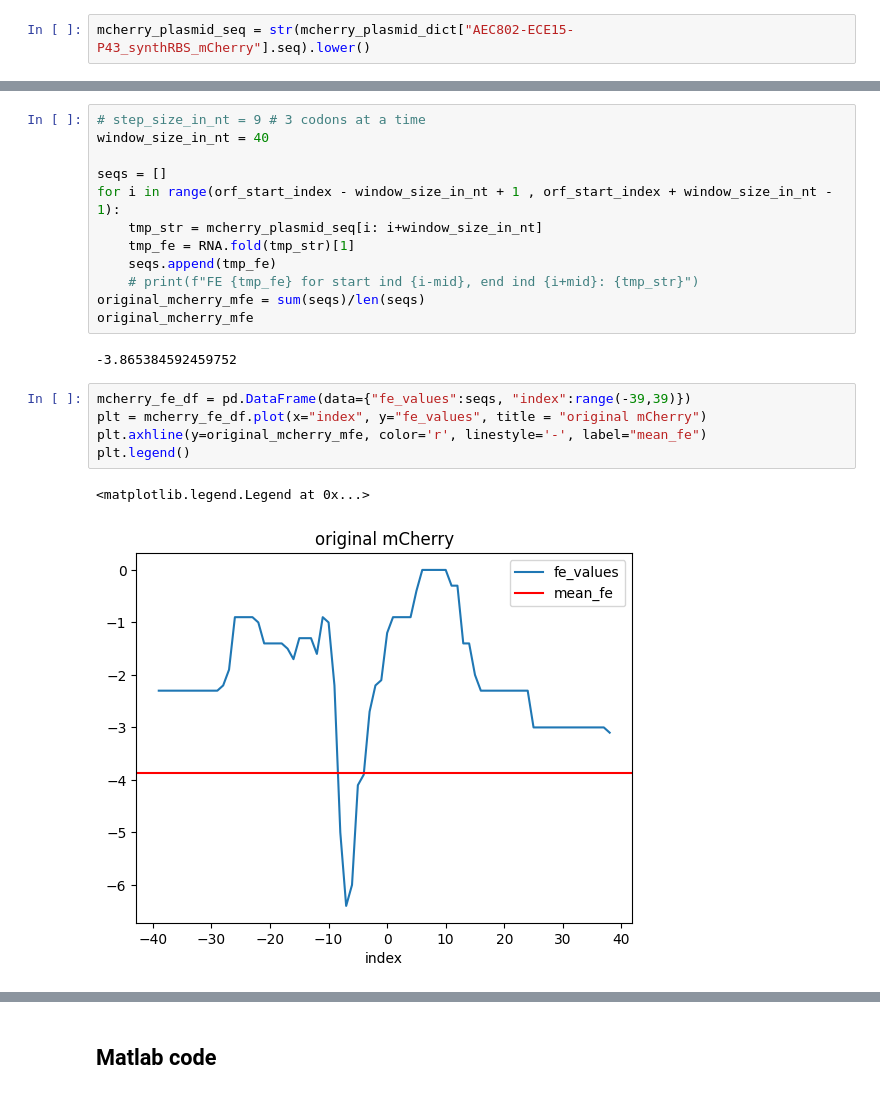
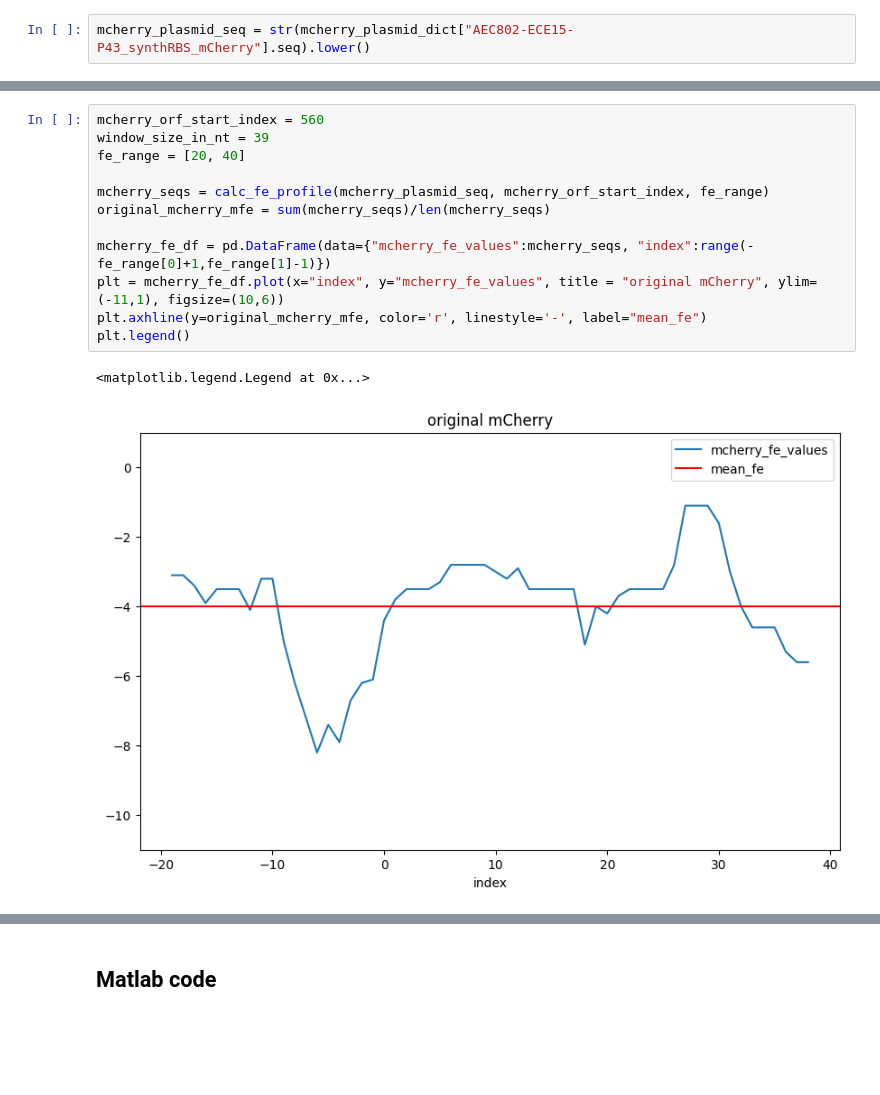
Before and after one commit to morikab/Igem_TAU_2021, a Jupyter notebook: analysis/initiation_model_analysis/playground.ipynb, the cells around one changed output, grey strips where cells are left out. Cells and saved outputs as stored; diff of their text form; blank space fills up the shorter version.

```diff
--- a/analysis/initiation_model_analysis/playground.ipynb
+++ b/analysis/initiation_model_analysis/playground.ipynb
@@ -82,22 +87,15 @@ mcherry_plasmid_seq[orf_start_index:orf_start_index+len(original_mcherry_seq)]
 # %%
-# step_size_in_nt = 9 # 3 codons at a time
-window_size_in_nt = 40
+mcherry_orf_start_index = 560
+window_size_in_nt = 39
+fe_range = [20, 40]
 
-seqs = []
-for i in range(orf_start_index - window_size_in_nt + 1 , orf_start_index + window_size_in_nt - 1):
-    tmp_str = mcherry_plasmid_seq[i: i+window_size_in_nt]
-    tmp_fe = RNA.fold(tmp_str)[1]
-    seqs.append(tmp_fe)
-    # print(f"FE {tmp_fe} for start ind {i-mid}, end ind {i+mid}: {tmp_str}")
-original_mcherry_mfe = sum(seqs)/len(seqs)
-original_mcherry_mfe
+mcherry_seqs = calc_fe_profile(mcherry_plasmid_seq, mcherry_orf_start_index, fe_range)
+original_mcherry_mfe = sum(mcherry_seqs)/len(mcherry_seqs)
+
+mcherry_fe_df = pd.DataFrame(data={"mcherry_fe_values":mcherry_seqs, "index":range(-fe_range[0]+1,fe_range[1]-1)})
+plt = mcherry_fe_df.plot(x="index", y="mcherry_fe_values", title = "original mCherry", ylim=(-11,1), figsize=(10,6))
+plt.axhline(y=original_mcherry_mfe, color='r', linestyle='-', label="mean_fe")
+plt.legend()
 # %% [output]
--3.865384592459752
+<matplotlib.legend.Legend at 0x...>
+[figure, added]
-# %%
-mcherry_fe_df = pd.DataFrame(data={"fe_values":seqs, "index":range(-39,39)})
-plt = mcherry_fe_df.plot(x="index", y="fe_values", title = "original mCherry")
-plt.axhline(y=original_mcherry_mfe, color='r', linestyle='-', label="mean_fe")
-plt.legend()
-# %% [output]
-<matplotlib.legend.Legend at 0x...>
-[figure, removed]
```
Also changed, not shown: parts of 35 cells of this notebook, 6 other files.
